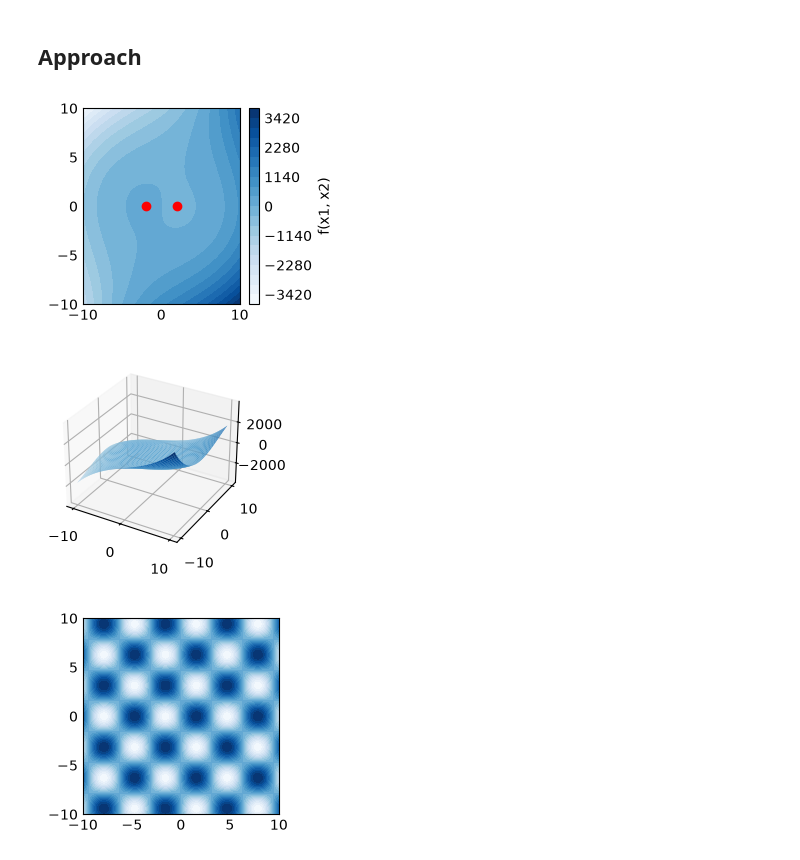
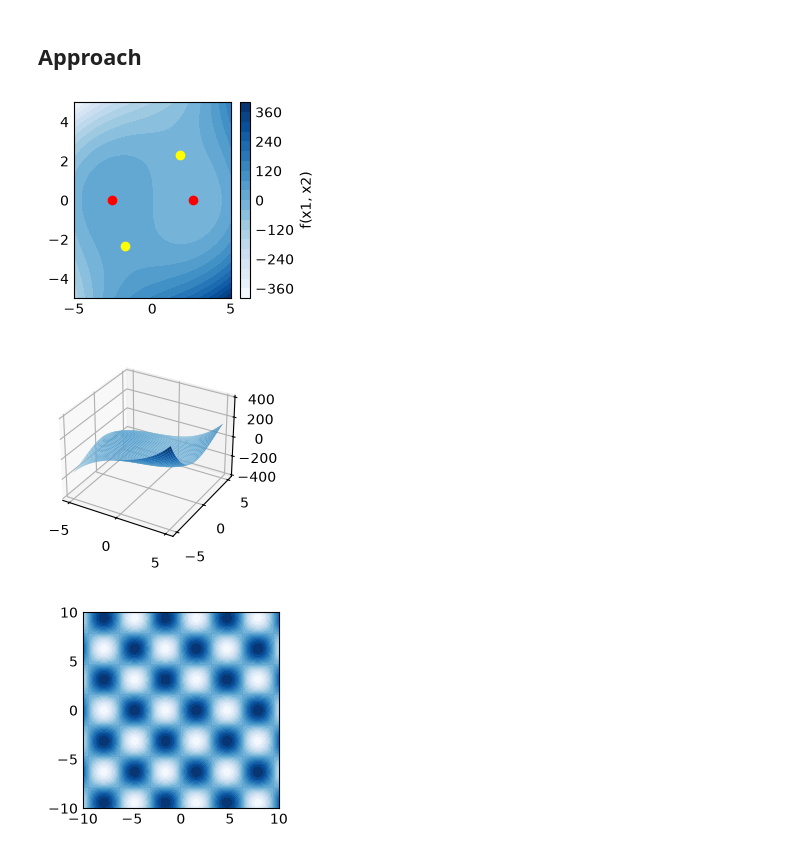
Before and after one commit to S0mar/MDO_Learn, a Jupyter notebook: solutions/ch01/prob1_2.ipynb, the cells around one changed output. Cells and saved outputs as stored; diff of their text form; code cells hidden in the pictures.

```diff
--- a/solutions/ch01/prob1_2.ipynb
+++ b/solutions/ch01/prob1_2.ipynb
@@ -26,32 +26,34 @@ The autoreload extension is already loaded. To reload it, use:
 # %%
 # define function to explore
 def func(x):
     return x[0]**3 + 2*x[0]*x[1]**2 - x[1]**3 - 20*x[0]
 
 #plt.style.use('_mpl-gallery-nogrid')
 #plt.style.use('_mpl-gallery')
 
 # make data
-X1, X2 = np.meshgrid(np.linspace(-10, 10, 500), np.linspace(-10, 10, 500))
+X1, X2 = np.meshgrid(np.linspace(-5, 5, 500), np.linspace(-5, 5, 500))
 Z = func([X1, X2])
 levels = np.linspace(np.min(Z), np.max(Z), 21)
 
 # plot
 fig1, ax1 = plt.subplots()
 ax1.contourf(X1, X2, Z, levels=levels)
 cbar = fig1.colorbar(ax1.collections[0], ax=ax1)
-ax1.plot(-2.58,0,'o', color='red')
-ax1.plot( 2.58,0,'o', color='red')
+ax1.plot(-2.58,0,'o', color='red') #local maximum
+ax1.plot( 2.58,0,'o', color='red') #local minimum
+ax1.plot(1.75,2.33,'o', color='yellow') # saddle point
+ax1.plot(-1.75,-2.33,'o', color='yellow') # saddle point
 
 cbar.set_label("f(x1, x2)")
 
 fig2, ax2 = plt.subplots(subplot_kw={"projection": "3d"})
 ax2.plot_surface(X1, X2, Z, vmin=Z.min(), cmap="Blues")
 
 plt.show()
 # %% [output]
-[figure, old version]
+[figure, new version]
-[figure, old version]
+[figure, new version]
 # %%
 # define function to explore
 def func2(x):
```
Also changed, not shown: parts of 1 cell of this notebook, 1 other file.
